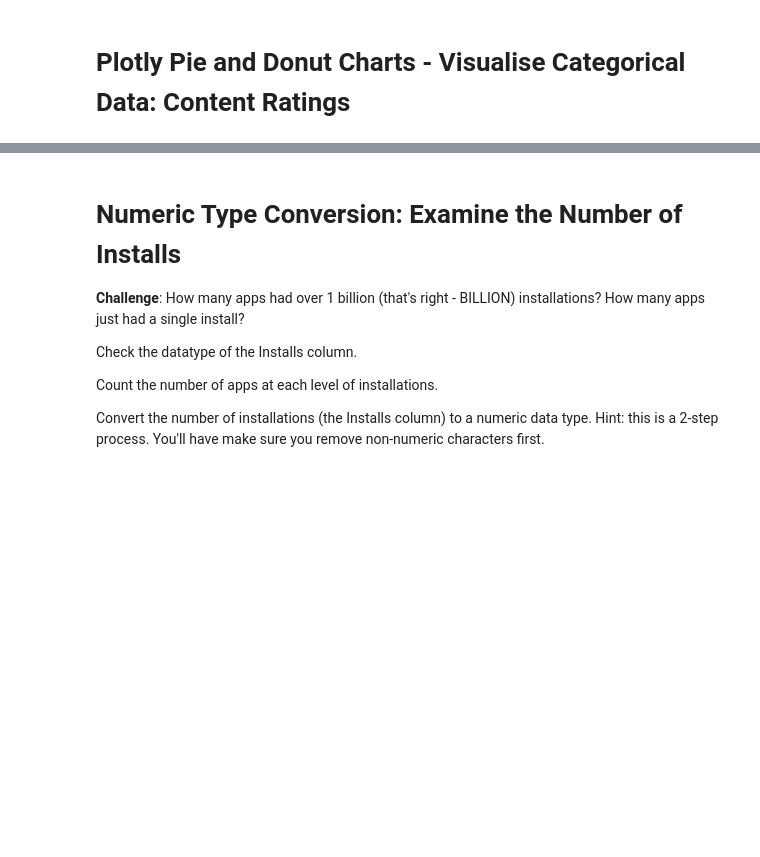
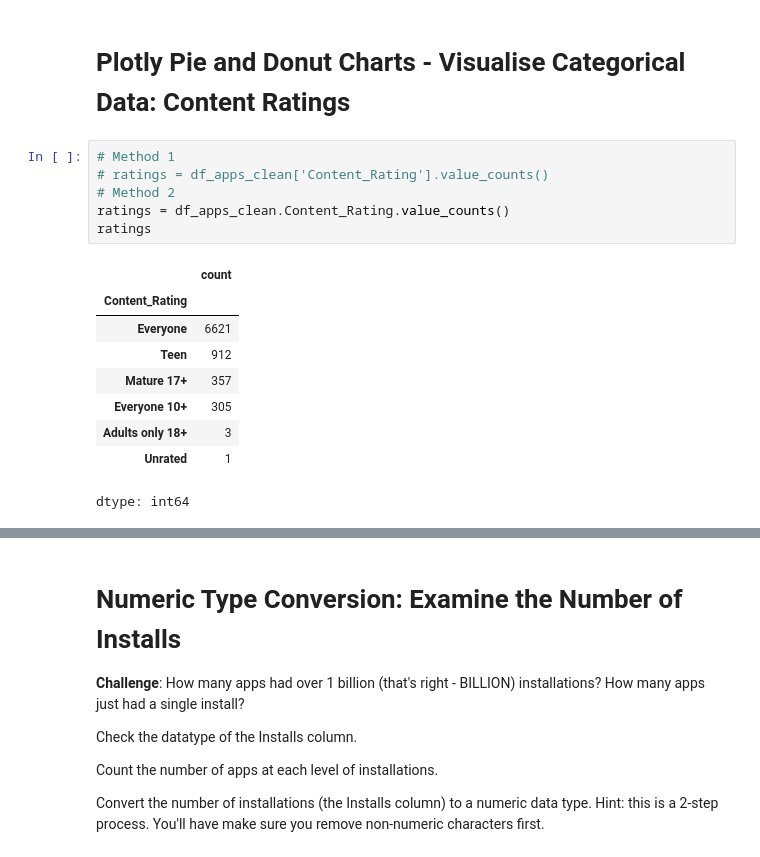
Before and after one commit to nipsalvin/Data-Science, a Jupyter notebook: Google Play Store Project (Plotly)/Google_Play_Store_App_Analytics.ipynb, the cells around one changed output, grey strips where cells are left out. Cells and saved outputs as stored; diff of their text form; blank space fills up the shorter version.

```diff
--- a/Google Play Store Project (Plotly)/Google_Play_Store_App_Analytics.ipynb
+++ b/Google Play Store Project (Plotly)/Google_Play_Store_App_Analytics.ipynb
@@ -224,3 +224,19 @@ df_apps_clean.sort_values(
 | 10731 | My Talking Tom | GAME | 4.50 | 14891223 | 36.00 | 500,000,000 | Free | 0 | Everyone | Casual |
 # %% [markdown]
 # Plotly Pie and Donut Charts - Visualise Categorical Data: Content Ratings
+# %%
+# Method 1
+# ratings = df_apps_clean['Content_Rating'].value_counts()
+# Method 2
+ratings = df_apps_clean.Content_Rating.value_counts()
+ratings
+# %% [output]
+|  | count |
+| Content_Rating |  |
+| Everyone | 6621 |
+| Teen | 912 |
+| Mature 17+ | 357 |
+| Everyone 10+ | 305 |
+| Adults only 18+ | 3 |
+| Unrated | 1 |
+dtype: int64
```
Also changed, not shown: parts of 3 cells of this notebook.
